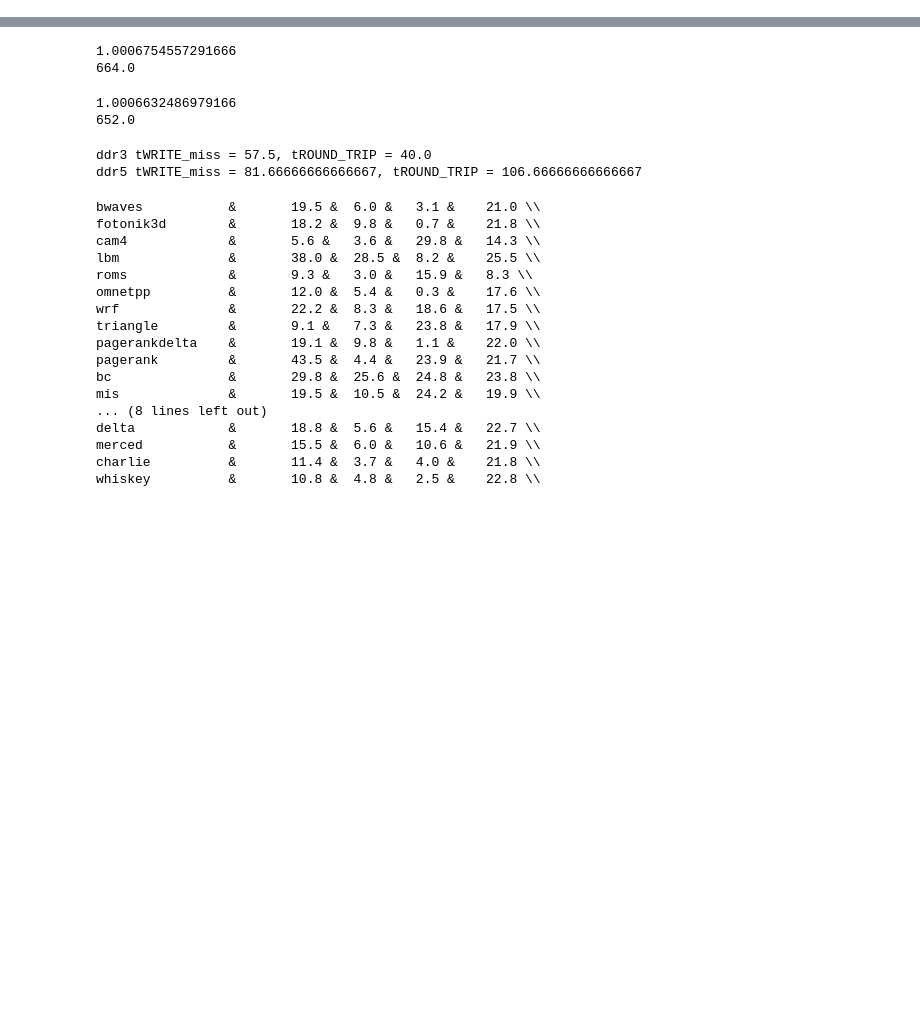
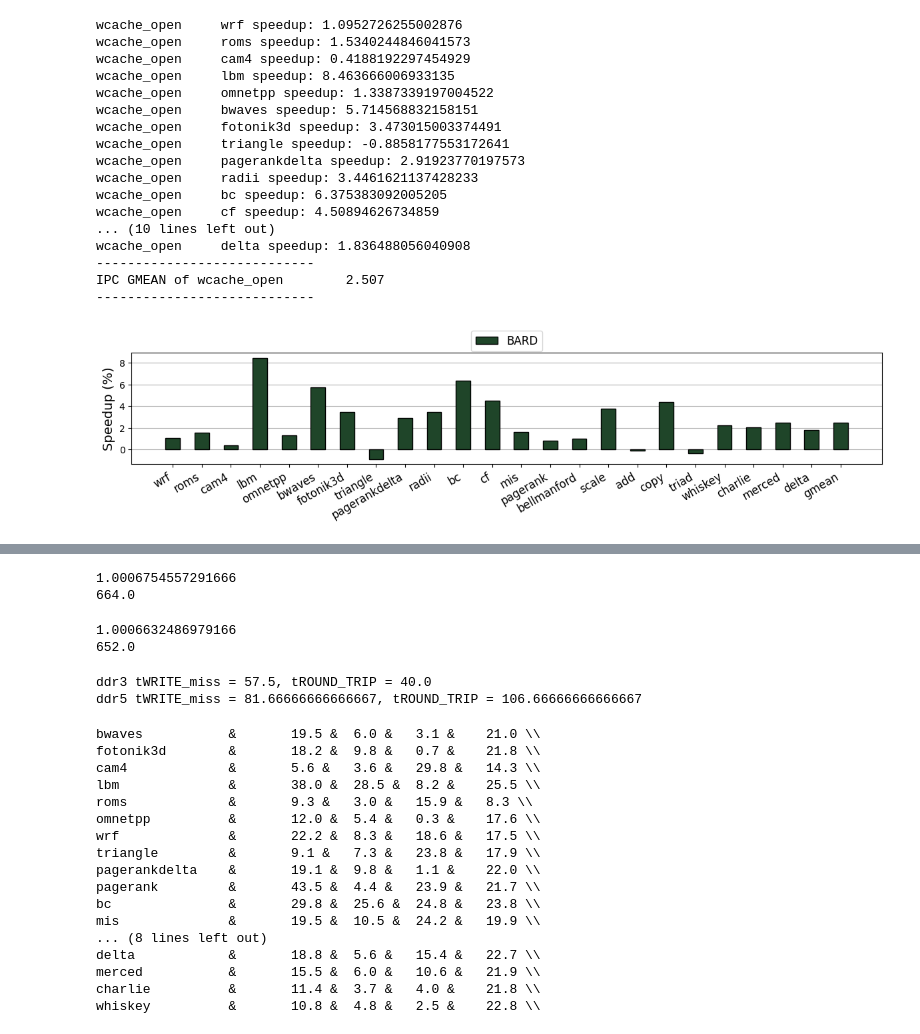
Before and after one commit to panzerox123/champsim-bard, a Jupyter notebook: data/wcache.ipynb, the cells around one changed output, grey strips where cells are left out. Drawn from its saved outputs; the diff is of its cells as text; code cells hidden in the pictures; blank space fills up the shorter version.

```diff
--- a/data/wcache.ipynb
+++ b/data/wcache.ipynb
@@ -157,0 +158,27 @@ IPC GMEAN of BoA        1.218
+# %%
+plot_relative_stat('plots/main_evals_lru_open.pdf',
+                   ['baseline_open', 'wcache_open'],
+                   'IPC',
+                   'Speedup (%)',
+                   ['BARD'],
+                   [C3, C1, C4],
+                   percentage=True)
+# %% [output]
+wcache_open     wrf speedup: 1.0952726255002876
+wcache_open     roms speedup: 1.5340244846041573
+wcache_open     cam4 speedup: 0.4188192297454929
+wcache_open     lbm speedup: 8.463666006933135
+wcache_open     omnetpp speedup: 1.3387339197004522
+wcache_open     bwaves speedup: 5.714568832158151
+wcache_open     fotonik3d speedup: 3.473015003374491
+wcache_open     triangle speedup: -0.8858177553172641
+wcache_open     pagerankdelta speedup: 2.91923770197573
+wcache_open     radii speedup: 3.4461621137428233
+wcache_open     bc speedup: 6.375383092005205
+wcache_open     cf speedup: 4.50894626734859
+... (10 lines left out)
+wcache_open     delta speedup: 1.836488056040908
+----------------------------
+IPC GMEAN of wcache_open        2.507
+----------------------------
+[figure, added]
```
Also changed, not shown: parts of 4 cells of this notebook, 15 other files.
